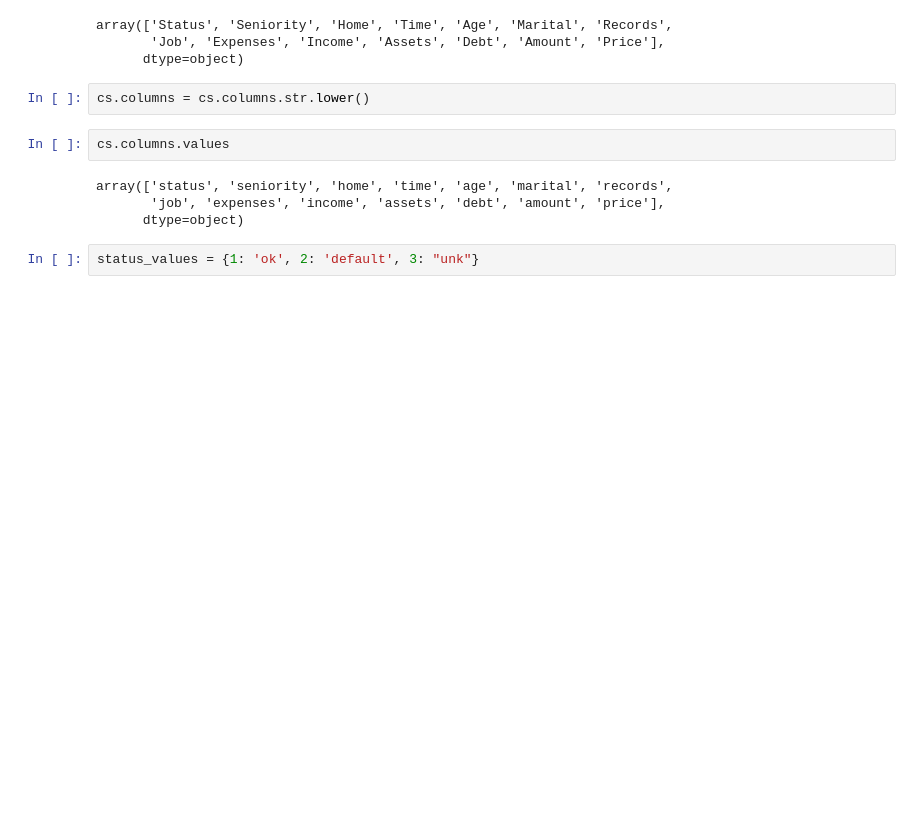
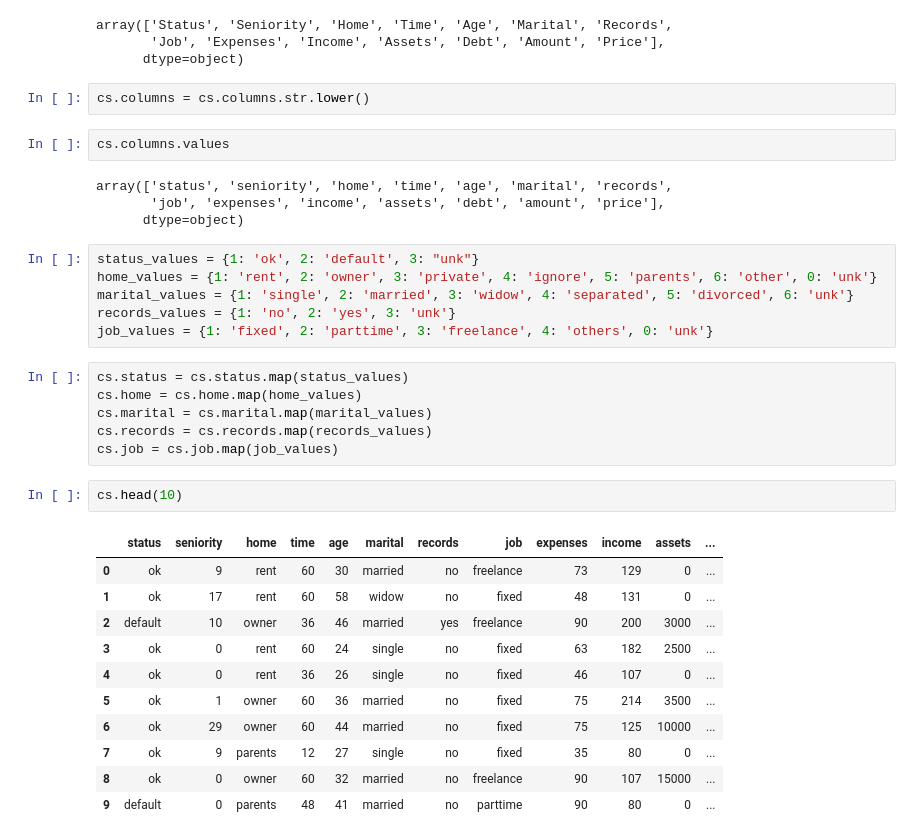
Before and after one commit to Naturalenemy07/CS543_ML, a Jupyter notebook: vscode/books/MLB_6.ipynb, the cells around one changed output. Cells and saved outputs as stored; diff of their text form; blank space fills up the shorter version.

```diff
--- a/vscode/books/MLB_6.ipynb
+++ b/vscode/books/MLB_6.ipynb
@@ -29,5 +33,29 @@ cs.columns.values
 array(['status', 'seniority', 'home', 'time', 'age', 'marital', 'records',
        'job', 'expenses', 'income', 'assets', 'debt', 'amount', 'price'],
       dtype=object)
-# %%
-status_values = {1: 'ok', 2: 'default', 3: "unk"}
+# %%
+status_values = {1: 'ok', 2: 'default', 3: "unk"}
+home_values = {1: 'rent', 2: 'owner', 3: 'private', 4: 'ignore', 5: 'parents', 6: 'other', 0: 'unk'}
+marital_values = {1: 'single', 2: 'married', 3: 'widow', 4: 'separated', 5: 'divorced', 6: 'unk'}
+records_values = {1: 'no', 2: 'yes', 3: 'unk'}
+job_values = {1: 'fixed', 2: 'parttime', 3: 'freelance', 4: 'others', 0: 'unk'}
+# %%
+cs.status = cs.status.map(status_values)
+cs.home = cs.home.map(home_values)
+cs.marital = cs.marital.map(marital_values)
+cs.records = cs.records.map(records_values)
+cs.job = cs.job.map(job_values)
+# %%
+cs.head(10)
+# %% [output]
+|  | status | seniority | home | time | age | marital | records | job | expenses | income | assets | ... |
+| 0 | ok | 9 | rent | 60 | 30 | married | no | freelance | 73 | 129 | 0 | ... |
+| 1 | ok | 17 | rent | 60 | 58 | widow | no | fixed | 48 | 131 | 0 | ... |
+| 2 | default | 10 | owner | 36 | 46 | married | yes | freelance | 90 | 200 | 3000 | ... |
+| 3 | ok | 0 | rent | 60 | 24 | single | no | fixed | 63 | 182 | 2500 | ... |
+| 4 | ok | 0 | rent | 36 | 26 | single | no | fixed | 46 | 107 | 0 | ... |
+| 5 | ok | 1 | owner | 60 | 36 | married | no | fixed | 75 | 214 | 3500 | ... |
+| 6 | ok | 29 | owner | 60 | 44 | married | no | fixed | 75 | 125 | 10000 | ... |
+| 7 | ok | 9 | parents | 12 | 27 | single | no | fixed | 35 | 80 | 0 | ... |
+| 8 | ok | 0 | owner | 60 | 32 | married | no | freelance | 90 | 107 | 15000 | ... |
+| 9 | default | 0 | parents | 48 | 41 | married | no | parttime | 90 | 80 | 0 | ... |
```
Also changed, not shown: parts of 13 cells of this notebook.
